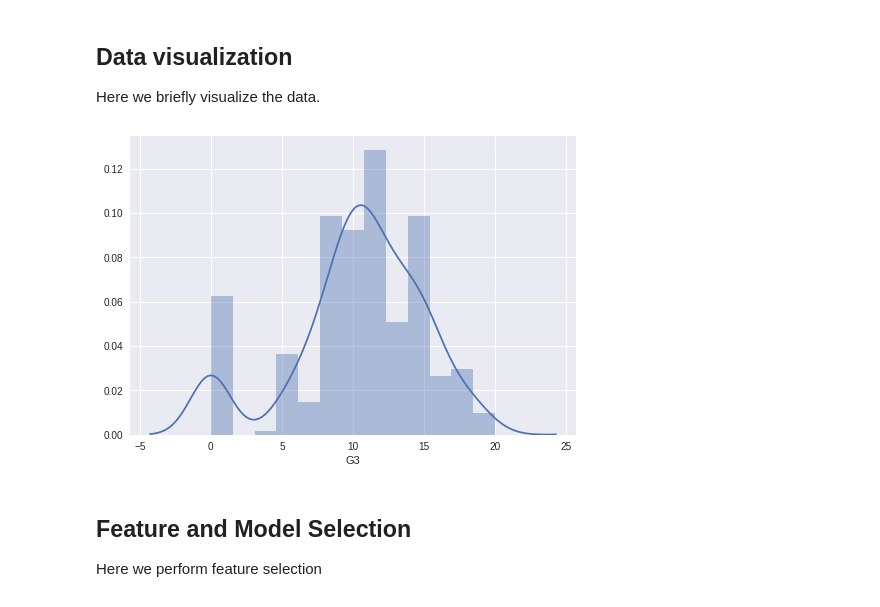
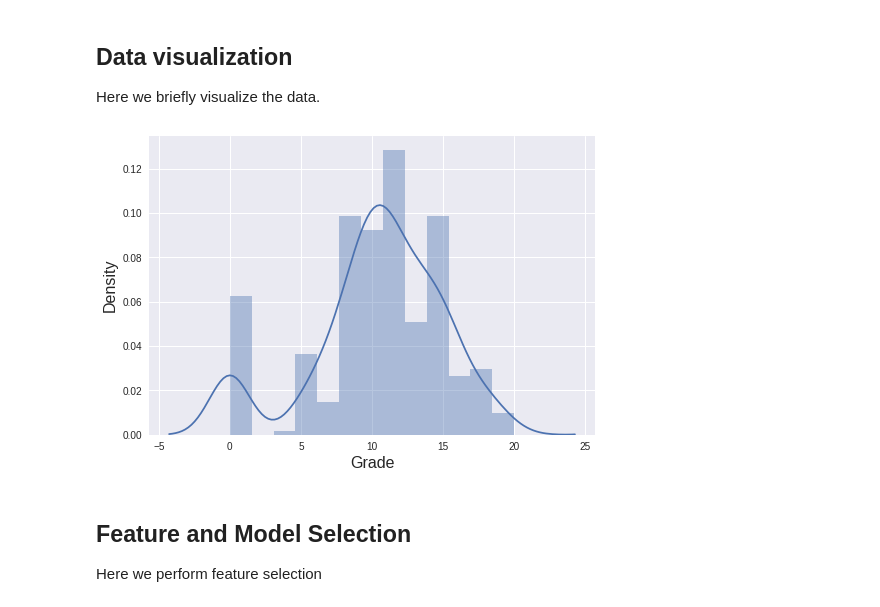
Before and after one commit to ShunChi100/MachineLearningAnalysis_Student_Performance, a Jupyter notebook: src/data_analysis.ipynb, the cells around one changed output. Saved outputs shown, nothing was run; the diff lists cells and outputs as text; code cells hidden in the pictures.

```diff
--- a/src/data_analysis.ipynb
+++ b/src/data_analysis.ipynb
@@ -89,13 +89,13 @@ Here we briefly visualize the data.
 # %%
 # distribution of the target variable
 p1 = sns.distplot(data.G3)
-plt.xlabel("Grade")
-plt.ylabe
+plt.xlabel("Grade", fontsize = 16)
+plt.ylabel("Density", fontsize = 16)
 plt.show()
 figure = p1.get_figure()
 figure.savefig('../results/images/G3.png', dpi=200)
 # %% [output]
-[figure, old version]
+[figure, new version]
 # %% [markdown]
 ## Feature and Model Selection
 Here we perform feature selection
```
Also changed, not shown: 1 other file.
